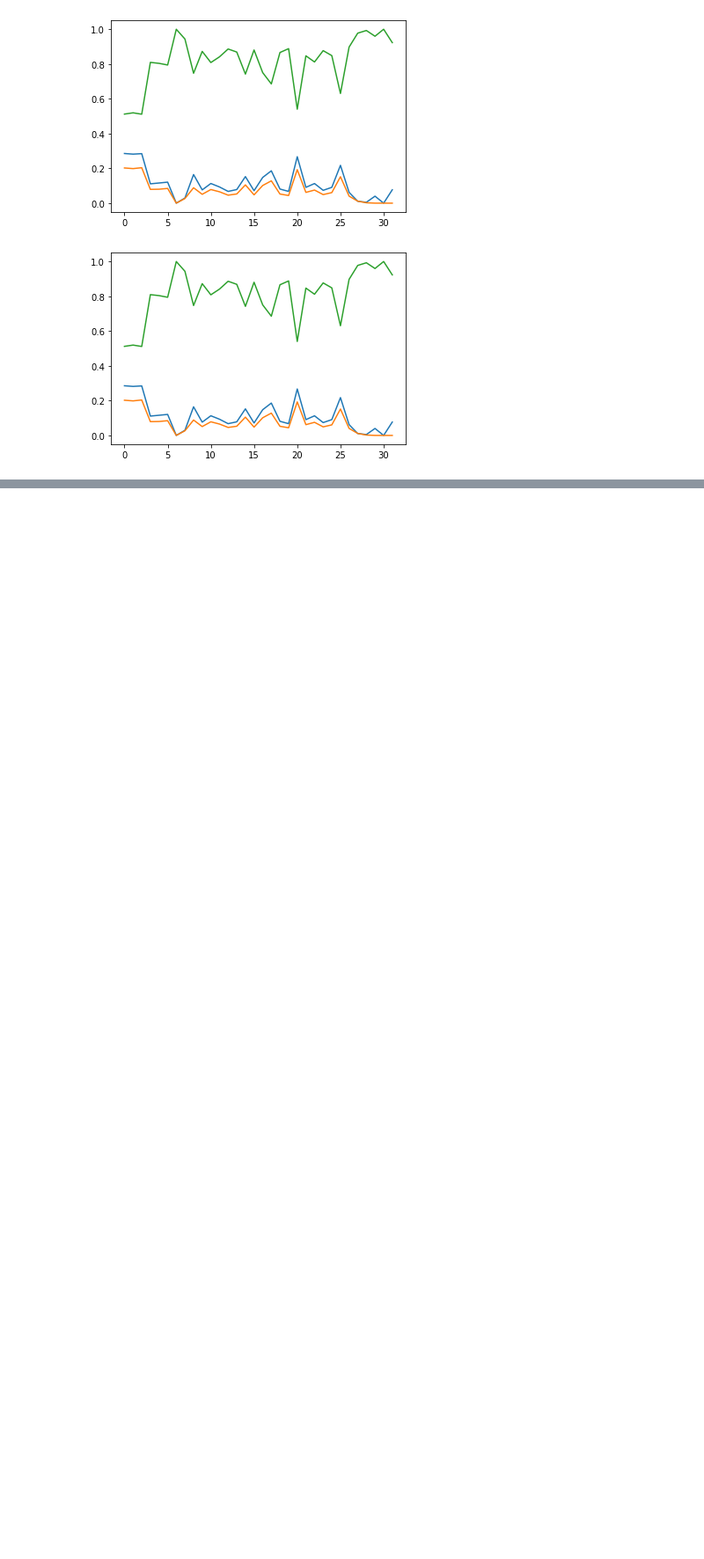
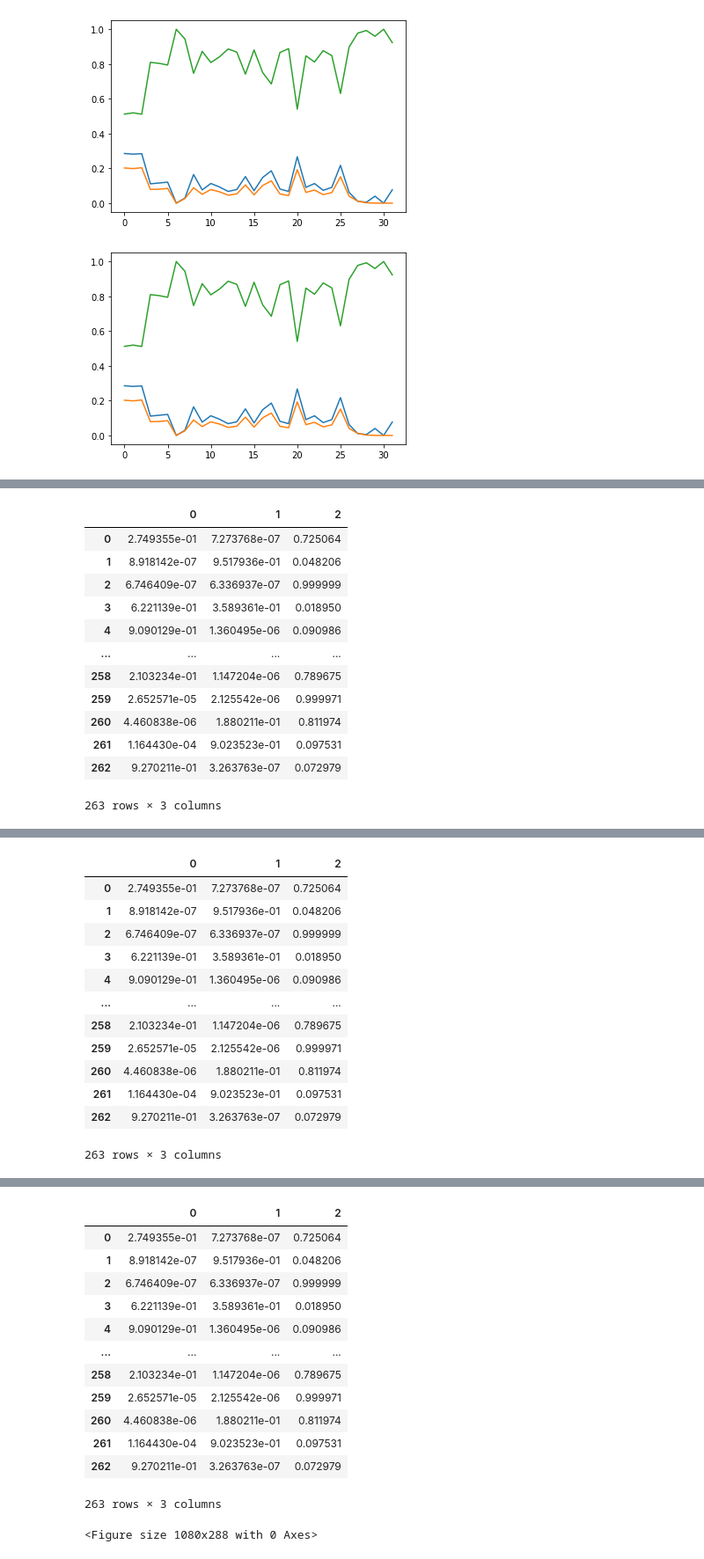
Before and after one commit to kotaNakm/trimine, a Jupyter notebook: viz.ipynb, the cells around one changed output, grey strips where cells are left out. Shown at 88% size. Saved outputs shown, nothing was run; the diff lists cells and outputs as text; code cells hidden in the pictures; blank space fills up the shorter version.

```diff
--- a/viz.ipynb
+++ b/viz.ipynb
@@ -148,0 +214,8 @@ for i in trimine.regimes:
+# %%
+for rgm in trimine.regimes:
+    plt.figure(figsize=(15,4))
+    A = rgm.A
+    A  = [a/a.sum() for a in A]
+    df = pd.DataFrame(A)
+    fig=px.scatter_ternary(df, a=0, b=1, c=2)
+    fig.show()
@@ -148,0 +229,10 @@ for i in trimine.regimes:
+# %%
+for rgm in trimine.regimes:
+    plt.figure(figsize=(15,4))
+    O = rgm.O
+    O  = [a/a.sum() for a in O]
+    O = np.array(O)
+    O = np.where(O<0.1,0.01,O)
+    df = pd.DataFrame(O)
+    px.scatter_ternary(df, a=0, b=1, c=2)
+    fig.show()
@@ -148,0 +286,12 @@ for i in trimine.regimes:
+# %%
+for rgm in trimine.regimes:
+    plt.figure(figsize=(15,4))
+    A = rgm.A
+    A  = [a/a.sum() for a in A]
+    A = np.array(A)
+#     A = np.where(A<0.1,0.1,A)
+    df = pd.DataFrame(A)
+    fig=px.scatter_ternary(df, a=0, b=1, c=2)
+    fig.show()
+    display(df)
+# %% [output]
@@ -148,0 +299,13 @@ for i in trimine.regimes:
+|  | 0 | 1 | 2 |
+| 0 | 2.749355e-01 | 7.273768e-07 | 0.725064 |
+| 1 | 8.918142e-07 | 9.517936e-01 | 0.048206 |
+| 2 | 6.746409e-07 | 6.336937e-07 | 0.999999 |
+| 3 | 6.221139e-01 | 3.589361e-01 | 0.018950 |
+| 4 | 9.090129e-01 | 1.360495e-06 | 0.090986 |
+| ... | ... | ... | ... |
+| 258 | 2.103234e-01 | 1.147204e-06 | 0.789675 |
+| 259 | 2.652571e-05 | 2.125542e-06 | 0.999971 |
+| 260 | 4.460838e-06 | 1.880211e-01 | 0.811974 |
+| 261 | 1.164430e-04 | 9.023523e-01 | 0.097531 |
+| 262 | 9.270211e-01 | 3.263763e-07 | 0.072979 |
+263 rows × 3 columns
@@ -148,0 +313,13 @@ for i in trimine.regimes:
+|  | 0 | 1 | 2 |
+| 0 | 2.749355e-01 | 7.273768e-07 | 0.725064 |
+| 1 | 8.918142e-07 | 9.517936e-01 | 0.048206 |
+| 2 | 6.746409e-07 | 6.336937e-07 | 0.999999 |
+| 3 | 6.221139e-01 | 3.589361e-01 | 0.018950 |
+| 4 | 9.090129e-01 | 1.360495e-06 | 0.090986 |
+| ... | ... | ... | ... |
+| 258 | 2.103234e-01 | 1.147204e-06 | 0.789675 |
+| 259 | 2.652571e-05 | 2.125542e-06 | 0.999971 |
+| 260 | 4.460838e-06 | 1.880211e-01 | 0.811974 |
+| 261 | 1.164430e-04 | 9.023523e-01 | 0.097531 |
+| 262 | 9.270211e-01 | 3.263763e-07 | 0.072979 |
+263 rows × 3 columns
@@ -148,0 +327,14 @@ for i in trimine.regimes:
+|  | 0 | 1 | 2 |
+| 0 | 2.749355e-01 | 7.273768e-07 | 0.725064 |
+| 1 | 8.918142e-07 | 9.517936e-01 | 0.048206 |
+| 2 | 6.746409e-07 | 6.336937e-07 | 0.999999 |
+| 3 | 6.221139e-01 | 3.589361e-01 | 0.018950 |
+| 4 | 9.090129e-01 | 1.360495e-06 | 0.090986 |
+| ... | ... | ... | ... |
+| 258 | 2.103234e-01 | 1.147204e-06 | 0.789675 |
+| 259 | 2.652571e-05 | 2.125542e-06 | 0.999971 |
+| 260 | 4.460838e-06 | 1.880211e-01 | 0.811974 |
+| 261 | 1.164430e-04 | 9.023523e-01 | 0.097531 |
+| 262 | 9.270211e-01 | 3.263763e-07 | 0.072979 |
+263 rows × 3 columns
+<Figure size 1080x288 with 0 Axes>
```
Also changed, not shown: parts of 20 cells of this notebook, 2 other files.
